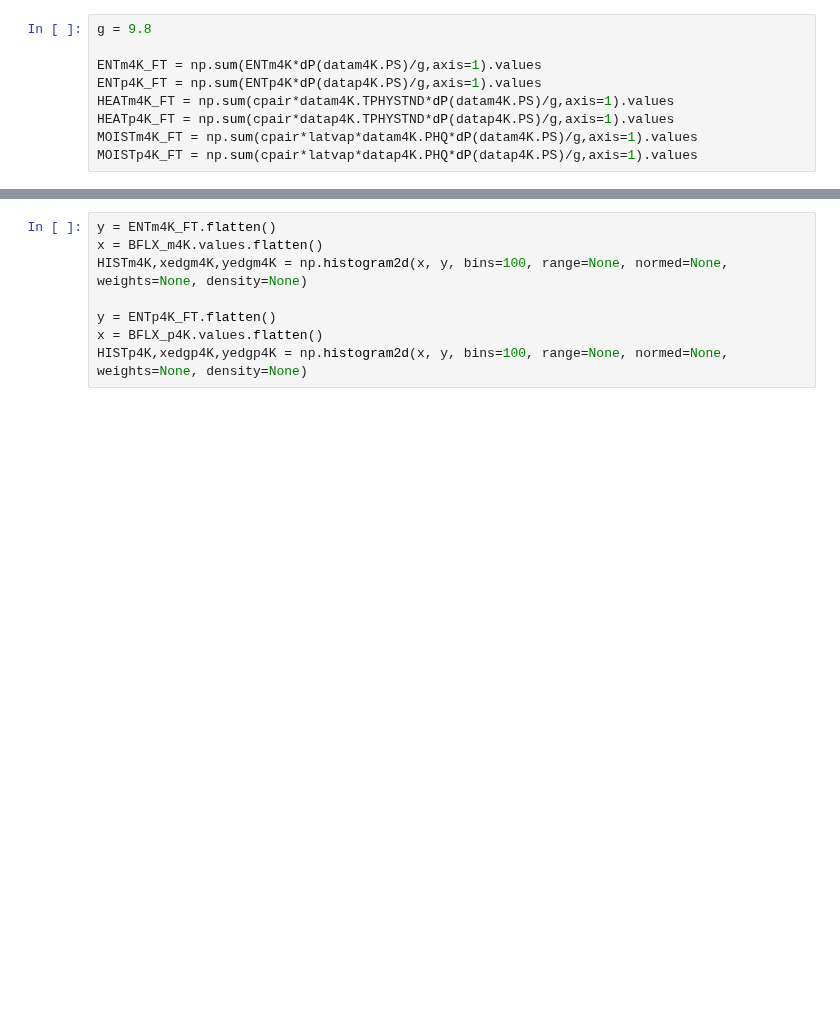
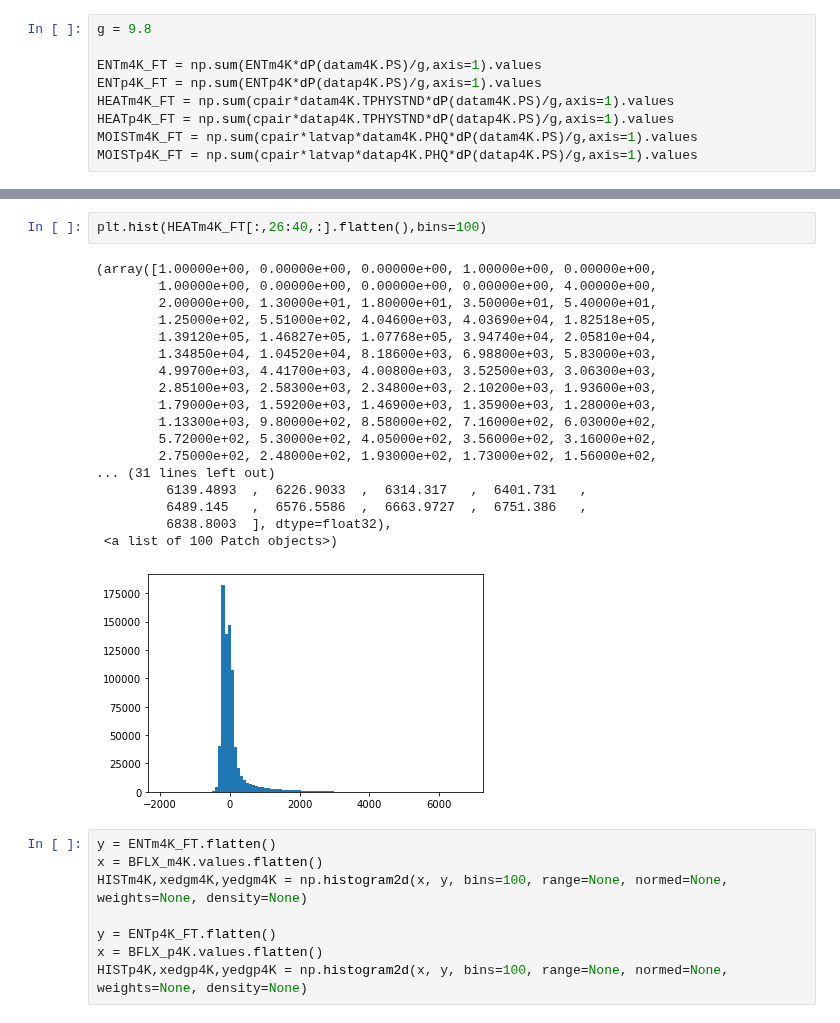
Before and after one commit to wallingTACC/CBRAIN-CAM, a Jupyter notebook: notebooks/tbeucler_devlog/038_Output_normalization_Buoyancy_separation.ipynb, the cells around one changed output, grey strips where cells are left out. Saved outputs shown, nothing was run; the diff lists cells and outputs as text; blank space fills up the shorter version.

```diff
--- a/notebooks/tbeucler_devlog/038_Output_normalization_Buoyancy_separation.ipynb
+++ b/notebooks/tbeucler_devlog/038_Output_normalization_Buoyancy_separation.ipynb
@@ -331,3 +337,24 @@ MOISTp4K_FT = np.sum(cpair*latvap*datap4K.PHQ*dP(datap4K.PS)/g,axis=1).values
+# %%
+plt.hist(HEATm4K_FT[:,26:40,:].flatten(),bins=100)
+# %% [output]
+(array([1.00000e+00, 0.00000e+00, 0.00000e+00, 1.00000e+00, 0.00000e+00,
+        1.00000e+00, 0.00000e+00, 0.00000e+00, 0.00000e+00, 4.00000e+00,
+        2.00000e+00, 1.30000e+01, 1.80000e+01, 3.50000e+01, 5.40000e+01,
+        1.25000e+02, 5.51000e+02, 4.04600e+03, 4.03690e+04, 1.82518e+05,
+        1.39120e+05, 1.46827e+05, 1.07768e+05, 3.94740e+04, 2.05810e+04,
+        1.34850e+04, 1.04520e+04, 8.18600e+03, 6.98800e+03, 5.83000e+03,
+        4.99700e+03, 4.41700e+03, 4.00800e+03, 3.52500e+03, 3.06300e+03,
+        2.85100e+03, 2.58300e+03, 2.34800e+03, 2.10200e+03, 1.93600e+03,
+        1.79000e+03, 1.59200e+03, 1.46900e+03, 1.35900e+03, 1.28000e+03,
+        1.13300e+03, 9.80000e+02, 8.58000e+02, 7.16000e+02, 6.03000e+02,
+        5.72000e+02, 5.30000e+02, 4.05000e+02, 3.56000e+02, 3.16000e+02,
+        2.75000e+02, 2.48000e+02, 1.93000e+02, 1.73000e+02, 1.56000e+02,
+... (31 lines left out)
+         6139.4893  ,  6226.9033  ,  6314.317   ,  6401.731   ,
+         6489.145   ,  6576.5586  ,  6663.9727  ,  6751.386   ,
+         6838.8003  ], dtype=float32),
+ <a list of 100 Patch objects>)
+[figure, added]
 # %%
 y = ENTm4K_FT.flatten()
 x = BFLX_m4K.values.flatten()
```
Also changed, not shown: parts of 70 cells of this notebook.
